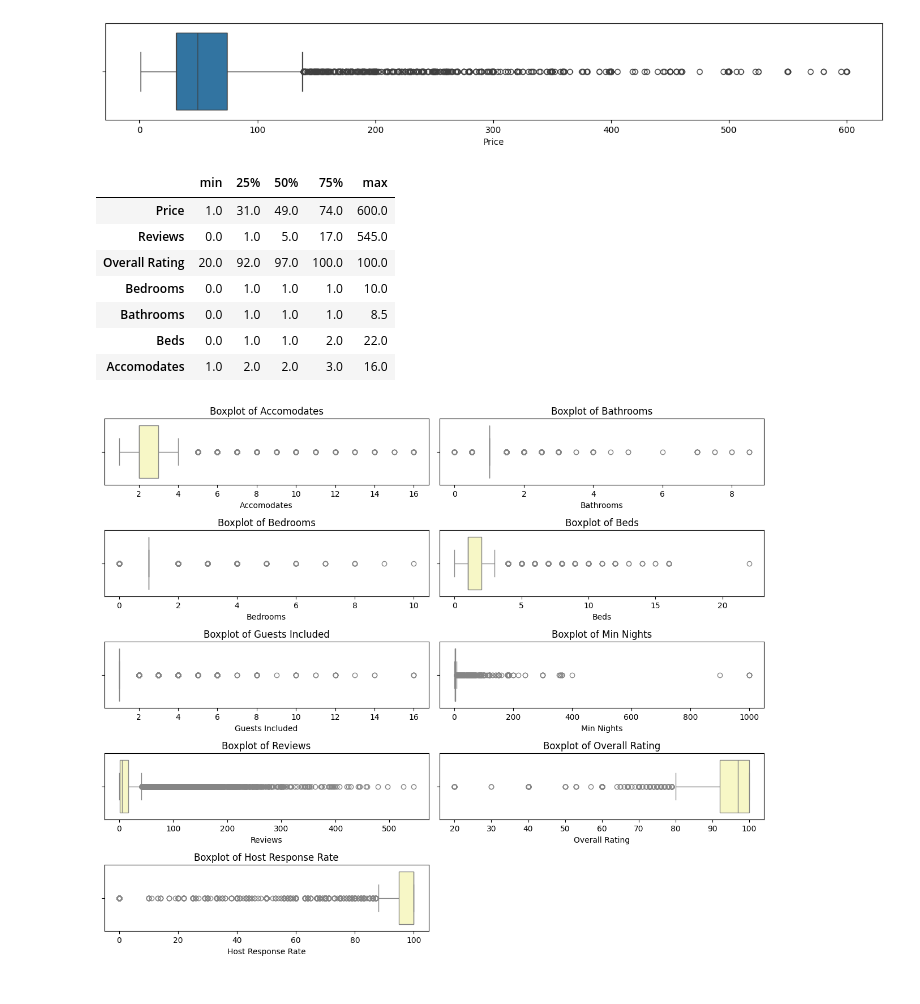
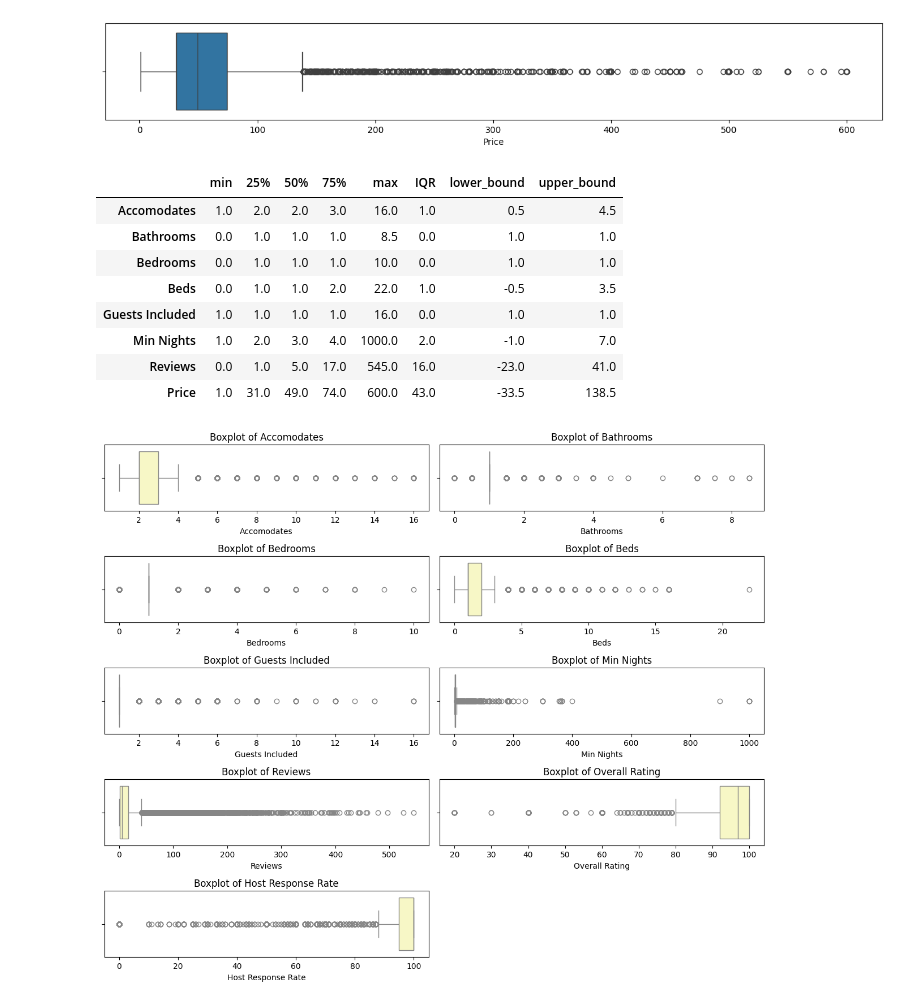
Before and after one commit to hajyhia/School, a Jupyter notebook: Airbnb_Berlin_Price_Predict_EDA.ipynb, the cells around one changed output. Saved outputs shown, nothing was run; the diff lists cells and outputs as text; code cells hidden in the pictures.

```diff
--- a/Airbnb_Berlin_Price_Predict_EDA.ipynb
+++ b/Airbnb_Berlin_Price_Predict_EDA.ipynb
@@ -588,17 +587,59 @@ sns.boxplot(df['Price'], orient='h')
 plt.show()
 # %% [output]
 [figure]
+# %%
+def df_describe(df, numerical_columns):
+  min_vals = []
+  max_vals = []
+  Q1_ = []
+  Q2_ = []
+  Q3_ = []
+  IQR_ = []
+  lower_bound_ = []
+  upper_bound_ = []
+  for column in numerical_columns:
+    min_vals.append(df[column].min())
+    max_vals.append(df[column].max())
+
+    Q1 = df[column].quantile(0.25)
+    Q2 = df[column].quantile(0.50)
+    Q3 = df[column].quantile(0.75)
+    IQR = Q3 - Q1
+    lower_bound = Q1 - 1.5 * IQR
+    upper_bound = Q3 + 1.5 * IQR
+
+    Q1_.append(Q1)
+    Q2_.append(Q2)
+    Q3_.append(Q3)
+    IQR_.append(IQR)
+    lower_bound_.append(lower_bound)
+    upper_bound_.append(upper_bound)
+
+  # return pd.DataFrame(data = [min_vals, lower_bound_,Q1_,Q2_,Q3_ ,IQR_,upper_bound_,max_vals],
+  #            columns=["min_vals", "lower_bound","Q1","Q2","Q3","IQR","upper_bound","max_vals"])
+  return pd.DataFrame({
+      'min': min_vals,
+      '25%': Q1_,
+      '50%': Q2_,
+      '75%': Q3_,
+      'max': max_vals,
+      'IQR': IQR_,
+      'lower_bound': lower_bound_,
+      'upper_bound': upper_bound_}, index=numerical_columns)
+# %%
+df_describe(df, numerical_columns)
+# %% [output]
+|  | min | 25% | 50% | 75% | max | IQR | lower_bound | upper_bound |
+| Accomodates | 1.0 | 2.0 | 2.0 | 3.0 | 16.0 | 1.0 | 0.5 | 4.5 |
+| Bathrooms | 0.0 | 1.0 | 1.0 | 1.0 | 8.5 | 0.0 | 1.0 | 1.0 |
+| Bedrooms | 0.0 | 1.0 | 1.0 | 1.0 | 10.0 | 0.0 | 1.0 | 1.0 |
+| Beds | 0.0 | 1.0 | 1.0 | 2.0 | 22.0 | 1.0 | -0.5 | 3.5 |
+| Guests Included | 1.0 | 1.0 | 1.0 | 1.0 | 16.0 | 0.0 | 1.0 | 1.0 |
+| Min Nights | 1.0 | 2.0 | 3.0 | 4.0 | 1000.0 | 2.0 | -1.0 | 7.0 |
+| Reviews | 0.0 | 1.0 | 5.0 | 17.0 | 545.0 | 16.0 | -23.0 | 41.0 |
+| Price | 1.0 | 31.0 | 49.0 | 74.0 | 600.0 | 43.0 | -33.5 | 138.5 |
 # %%
-df[numerical_columns].describe().loc[['min', '25%', '50%', '75%', 'max']].T
+# df[numerical_columns].describe().loc[['min', '25%', '50%', '75%', 'max']].T
-# %% [output]
-|  | min | 25% | 50% | 75% | max |
-| Price | 1.0 | 31.0 | 49.0 | 74.0 | 600.0 |
-| Reviews | 0.0 | 1.0 | 5.0 | 17.0 | 545.0 |
-| Overall Rating | 20.0 | 92.0 | 97.0 | 100.0 | 100.0 |
-| Bedrooms | 0.0 | 1.0 | 1.0 | 1.0 | 10.0 |
-| Bathrooms | 0.0 | 1.0 | 1.0 | 1.0 | 8.5 |
-| Beds | 0.0 | 1.0 | 1.0 | 2.0 | 22.0 |
-| Accomodates | 1.0 | 2.0 | 2.0 | 3.0 | 16.0 |
 # %%
 numericals = numerical_columns + ["Overall Rating", "Host Response Rate"]
 plt.figure(figsize=(12, 10))
```
Also changed, not shown: parts of 4 cells of this notebook.
